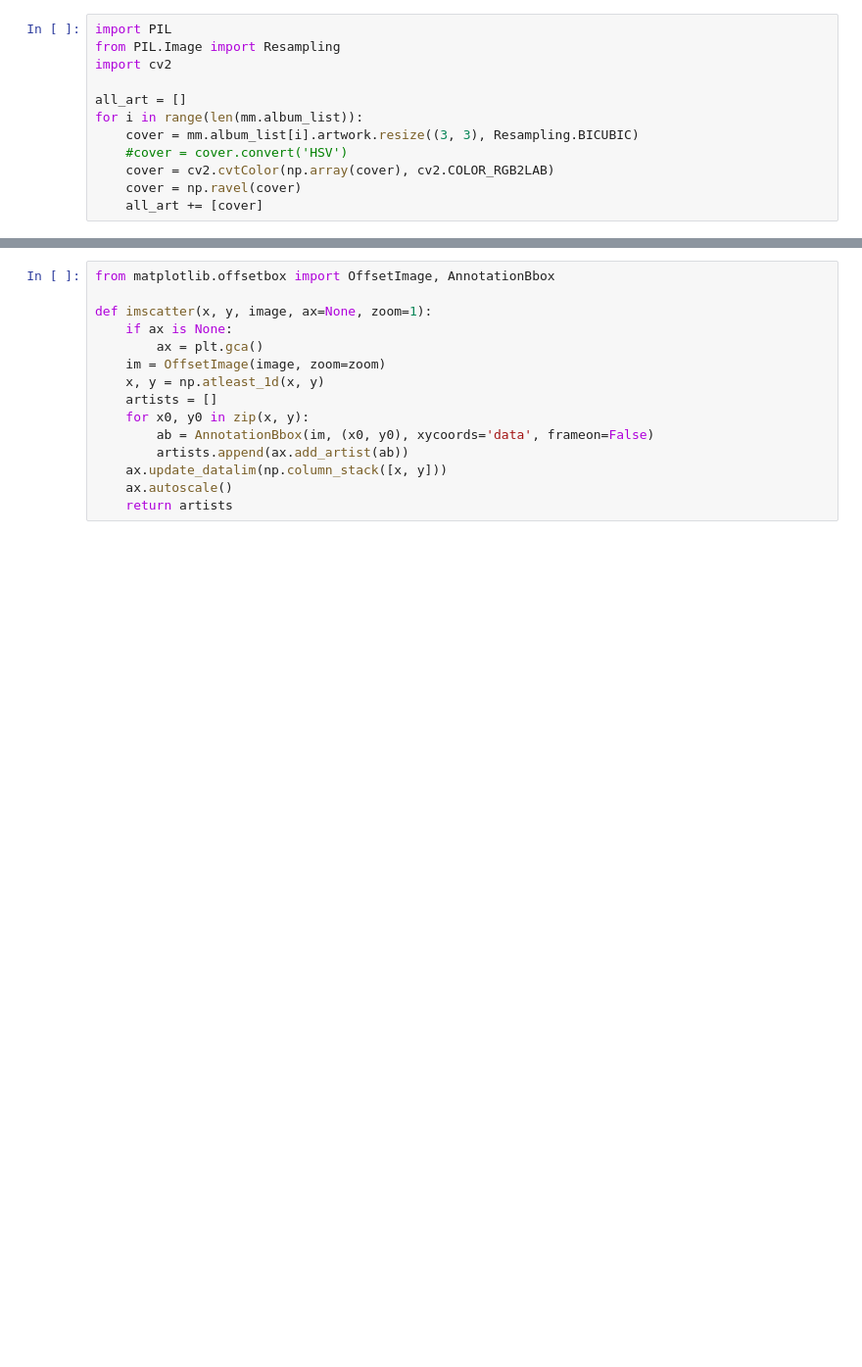
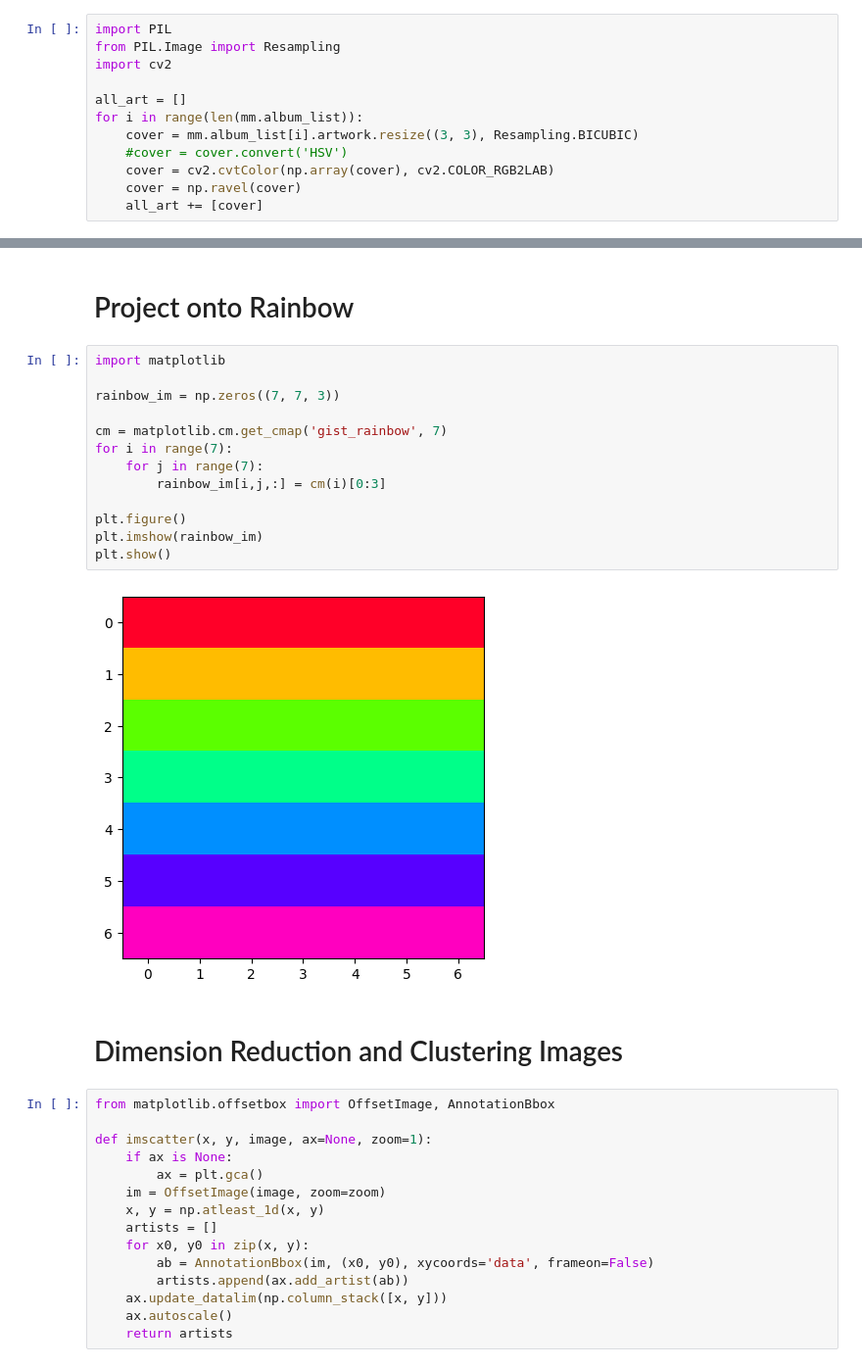
Before and after one commit to dkersh/mosaic_maker, a Jupyter notebook: artify_exploration.ipynb, the cells around one changed output, grey strips where cells are left out. Shown at 98% size. Cells and saved outputs as stored; diff of their text form; blank space fills up the shorter version.

```diff
--- a/artify_exploration.ipynb
+++ b/artify_exploration.ipynb
@@ -56,3 +100,22 @@ plt.show()
+# %% [markdown]
+# Project onto Rainbow
+# %%
+import matplotlib
+
+rainbow_im = np.zeros((7, 7, 3))
+
+cm = matplotlib.cm.get_cmap('gist_rainbow', 7)
+for i in range(7):
+    for j in range(7):
+        rainbow_im[i,j,:] = cm(i)[0:3]
+
+plt.figure()
+plt.imshow(rainbow_im)
+plt.show()
+# %% [output]
+[figure, added]
+# %% [markdown]
+# Dimension Reduction and Clustering Images
 # %%
 from matplotlib.offsetbox import OffsetImage, AnnotationBbox
 
```
Also changed, not shown: parts of 45 cells of this notebook, 5 other files.
